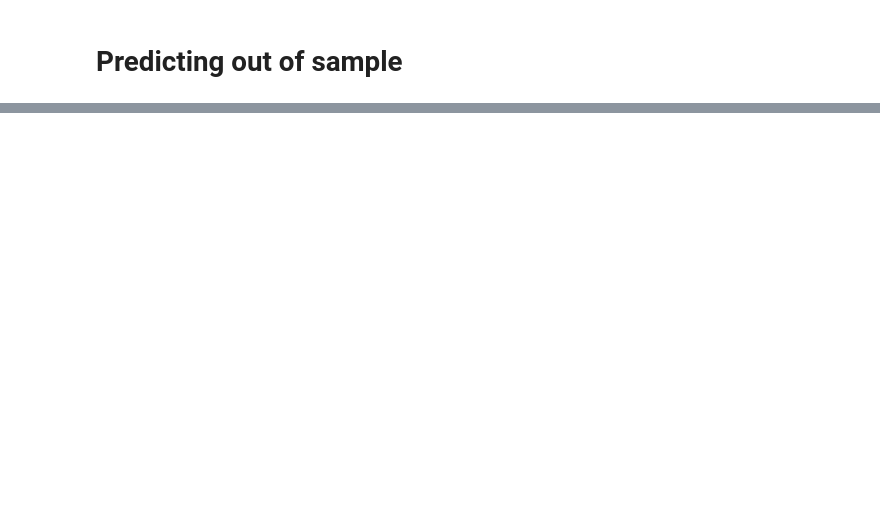
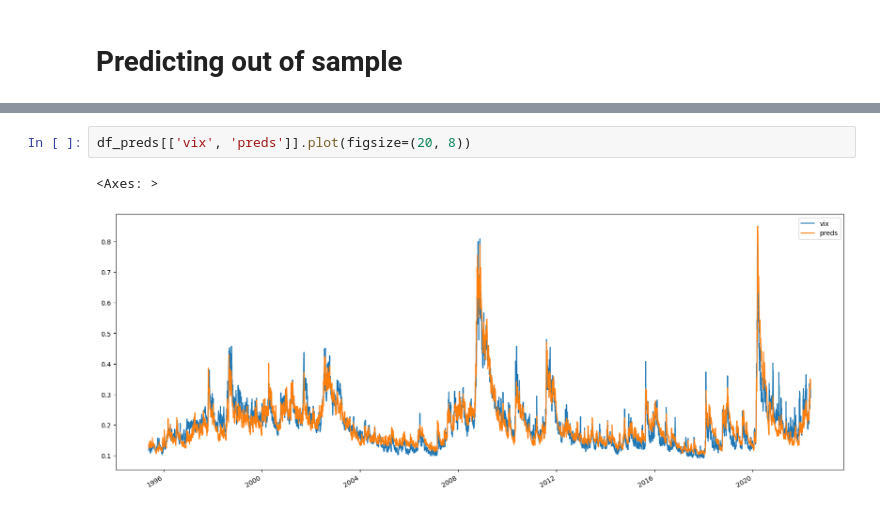
Before and after one commit to luchungi/VolatilityIsMostlyPathDependent, a Jupyter notebook: PDV_plus_NN.ipynb, the cells around one changed output, grey strips where cells are left out. Drawn from its saved outputs; the diff is of its cells as text; blank space fills up the shorter version.

```diff
--- a/PDV_plus_NN.ipynb
+++ b/PDV_plus_NN.ipynb
@@ -324,0 +341,5 @@ df_preds[['residuals', 'nn_residuals']].plot(figsize=(15, 10))
+# %%
+df_preds[['vix', 'preds']].plot(figsize=(20, 8))
+# %% [output]
+<Axes: >
+[figure, added]
```
Also changed, not shown: parts of 16 cells of this notebook, 1 other file.
